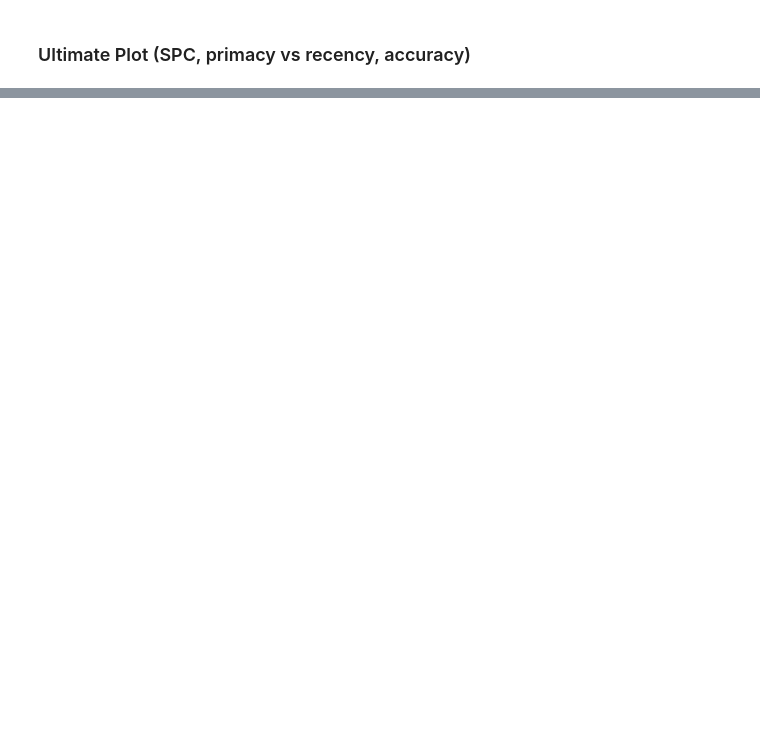
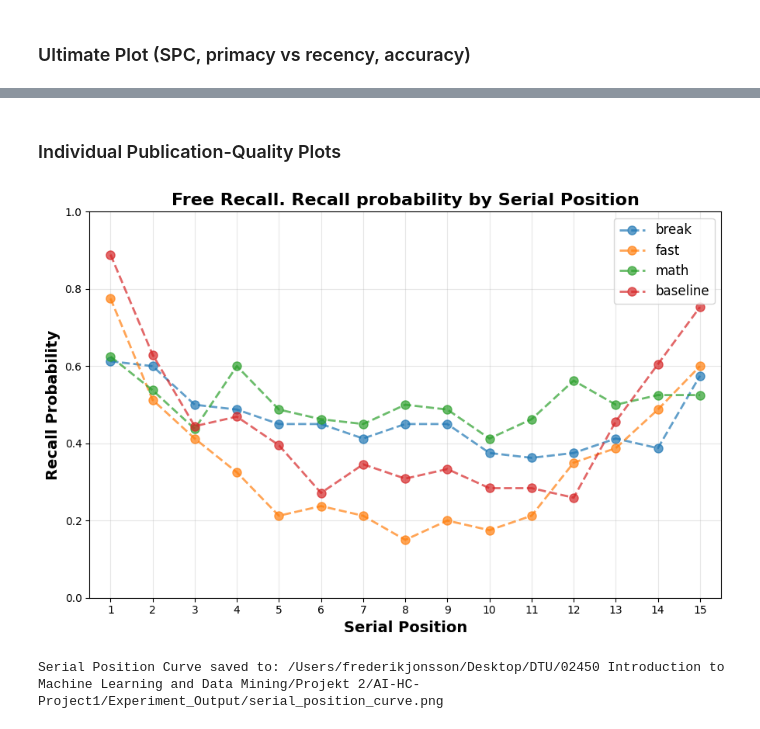
Before and after one commit to OliverJessen/AI-HC-Project1, a Jupyter notebook: analysis/Free_Recall_analysis.ipynb, the cells around one changed output, grey strips where cells are left out. Saved outputs shown, nothing was run; the diff lists cells and outputs as text; code cells hidden in the pictures; blank space fills up the shorter version.

Commit message:
New plots

```diff
--- a/analysis/Free_Recall_analysis.ipynb
+++ b/analysis/Free_Recall_analysis.ipynb
@@ -158,0 +193,13 @@ Primacy vs Recency difference: 0.065
+# %%
+# Rename 'normal' condition to 'baseline' for better clarity
+print("Before renaming:")
+print(results_df['condition'].value_counts())
+
+# Rename in results_df
+results_df['condition'] = results_df['condition'].replace('normal', 'baseline')
+
+# Also rename in df_test for consistency
+df_test['condition'] = df_test['condition'].replace('normal', 'baseline')
+
+print("\nAfter renaming:")
+print(results_df['condition'].value_counts())
@@ -294,11 +357,11 @@ results_clean = results_df.dropna(subset=['accuracy'])
 
 # --- Kruskal-Wallis test across all conditions ---
 fast_acc    = results_clean[results_clean['condition']=='fast']['accuracy']
-normal_acc      = results_clean[results_clean['condition']=='normal']['accuracy']
+baseline_acc      = results_clean[results_clean['condition']=='baseline']['accuracy']
 break_acc = results_clean[results_clean['condition']=='break']['accuracy']
 math_acc     = results_clean[results_clean['condition']=='math']['accuracy']
 
-h_stat, p_val = kruskal(fast_acc, normal_acc, break_acc, math_acc)
+h_stat, p_val = kruskal(fast_acc, baseline_acc, break_acc, math_acc)
 print(f"\nKruskal-Wallis test: H={h_stat:.3f}, p={p_val:.3e}")
 if p_val < 0.05:
     print("Significant differences between conditions (p < 0.05)")
@@ -436,0 +500,31 @@ fig.savefig(figure_path)
+# %% [markdown]
+### Individual Publication-Quality Plots
+# %%
+# 1. Serial Position Curve (Individual Plot)
+plt.figure(figsize=(9, 6))
+# plt.plot(positions, recall_probs_dict['overall'], 'ko-', linewidth=3, markersize=10, label='Overall', zorder=5)
+
+
+for i, cond in enumerate(conditions):
+    plt.plot(positions, recall_probs_dict['per_condition'][cond],
+             marker='o', linestyle='--', linewidth=2, markersize=8, label=cond, alpha=0.7)
+
+plt.xlabel('Serial Position', fontsize=14, fontweight='bold')
+plt.ylabel('Recall Probability', fontsize=14, fontweight='bold')
+plt.title('Free Recall. Recall probability by Serial Position', fontsize=16, fontweight='bold')
+plt.grid(True, alpha=0.3)
+plt.ylim(0, 1)
+plt.xlim(0.5, 15.5)
+plt.xticks(range(1, 16))
+plt.legend(fontsize=12, loc='upper right')
+plt.tight_layout()
+
+# Save individual plot
+spc_path = os.path.abspath(os.path.join(filepath,'..','Experiment_Output','serial_position_curve.png'))
+plt.savefig(spc_path, dpi=300, bbox_inches='tight')
+plt.show()
+
+print(f"Serial Position Curve saved to: {spc_path}")
+# %% [output]
+[figure, added]
+Serial Position Curve saved to: /Users/frederikjonsson/Desktop/DTU/02450 Introduction to Machine Learning and Data Mining/Projekt 2/AI-HC-Project1/Experiment_Output/serial_position_curve.png
```
Also changed, not shown: parts of 16 cells of this notebook, 9 other files.
